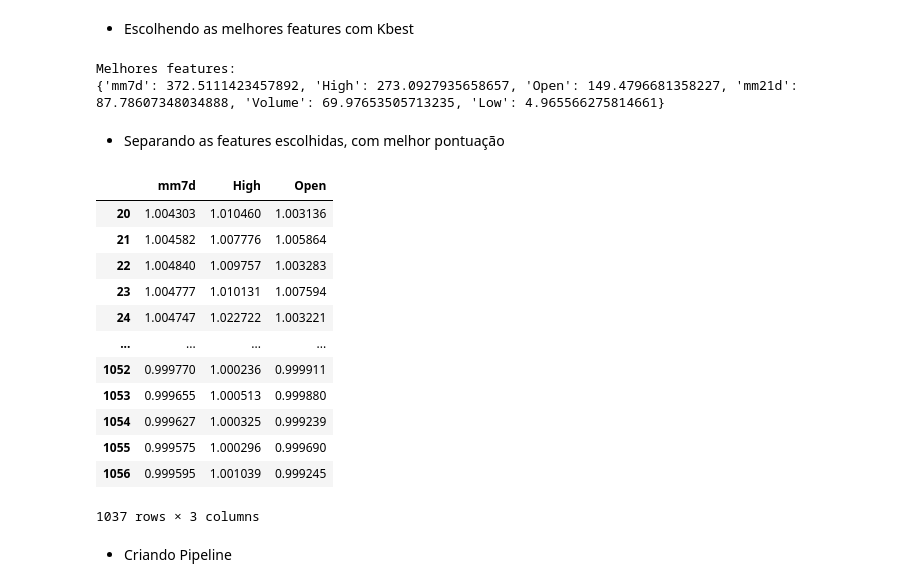
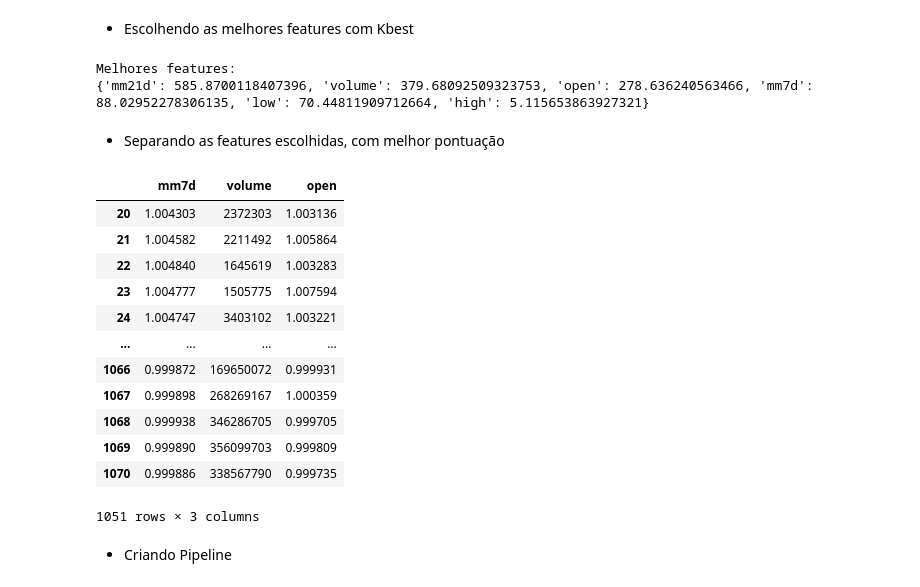
Before and after one commit to fabriciocovalesci/tcc_predict_crypto, a Jupyter notebook: model_predict/predict_crypto/dai/Dai_LR.ipynb, the cells around one changed output. Saved outputs shown, nothing was run; the diff lists cells and outputs as text; code cells hidden in the pictures.

```diff
--- a/model_predict/predict_crypto/dai/Dai_LR.ipynb
+++ b/model_predict/predict_crypto/dai/Dai_LR.ipynb
@@ -99,3 +99,5 @@ df_dai.reset_index(inplace=True)
+# %%
+df_dai.rename({'Date': 'timestamp', 'Open': 'open', 'High': 'high', 'Low': 'low', 'Adj Close': 'close', 'Volume': 'volume' }, axis=1, inplace=True)
 # %%
 df_dai.dtypes
 # %% [output]
@@ -111,12 +112,12 @@ dtype: object
 # %% [markdown]
 - Converter data
 # %%
-df_dai['Date'] = pd.to_datetime(df_dai['Date'], format="%Y-%m-%d")
+df_dai['timestamp'] = pd.to_datetime(df_dai['timestamp'], format="%Y-%m-%d")
 # %% [markdown]
 - Criar médias móveis de 7 dias e 21 dias
 # %%
-df_dai['mm7d'] = df_dai['Adj Close'].rolling(7).mean()
-df_dai['mm21d'] = df_dai['Adj Close'].rolling(21).mean()
+df_dai['mm7d'] = df_dai['close'].rolling(7).mean()
+df_dai['mm21d'] = df_dai['close'].rolling(21).mean()
 
 df_dai.tail()
 # %% [output]
@@ -167,6 +168,6 @@ create_plot_custom("M", 2022, "bar")
 # %% [markdown]
 - Empurrando para frente os valores da criptomoeda
 # %%
-df_dai['Adj Close'] = df_dai['Adj Close'].shift(-1)
+df_dai['close'] = df_dai['close'].shift(-1)
 df_dai.tail()
 # %% [output]
@@ -226,7 +227,7 @@ labels = df_dai['Adj Close']
 # %% [markdown]
 - Escolhendo as melhores features com Kbest
 # %%
-features_list = ('Date', 'Open', 'High', 'Low', 'Volume', 'mm7d', 'mm21d')
+features_list = ('timestamp', 'open', 'high', 'low', 'volume', 'mm7d', 'mm21d')
 
 selector = SelectKBest(score_func=f_regression, k='all').fit(features, labels)
 x_new = selector.transform(features)
@@ -242,26 +243,26 @@ print("Melhores features:")
 print(k_best_features_final)
 # %% [output]
 Melhores features:
-{'mm7d': 372.5111423457892, 'High': 273.0927935658657, 'Open': 149.4796681358227, 'mm21d': 87.78607348034888, 'Volume': 69.97653505713235, 'Low': 4.965566275814661}
+{'mm21d': 585.8700118407396, 'volume': 379.68092509323753, 'open': 278.636240563466, 'mm7d': 88.02952278306135, 'low': 70.44811909712664, 'high': 5.115653863927321}
 # %% [markdown]
 - Separando as features escolhidas, com melhor pontuação
 # %%
-features = df_dai.loc[:,['mm7d','High', 'Open']]
+features = df_dai.loc[:,['mm7d','volume', 'open']]
 features
 # %% [output]
-|  | mm7d | High | Open |
-| 20 | 1.004303 | 1.010460 | 1.003136 |
-| 21 | 1.004582 | 1.007776 | 1.005864 |
-| 22 | 1.004840 | 1.009757 | 1.003283 |
-| 23 | 1.004777 | 1.010131 | 1.007594 |
-| 24 | 1.004747 | 1.022722 | 1.003221 |
+|  | mm7d | volume | open |
+| 20 | 1.004303 | 2372303 | 1.003136 |
+| 21 | 1.004582 | 2211492 | 1.005864 |
+| 22 | 1.004840 | 1645619 | 1.003283 |
+| 23 | 1.004777 | 1505775 | 1.007594 |
+| 24 | 1.004747 | 3403102 | 1.003221 |
 | ... | ... | ... | ... |
-| 1052 | 0.999770 | 1.000236 | 0.999911 |
-| 1053 | 0.999655 | 1.000513 | 0.999880 |
-| 1054 | 0.999627 | 1.000325 | 0.999239 |
-| 1055 | 0.999575 | 1.000296 | 0.999690 |
-| 1056 | 0.999595 | 1.001039 | 0.999245 |
+| 1066 | 0.999872 | 169650072 | 0.999931 |
+| 1067 | 0.999898 | 268269167 | 1.000359 |
+| 1068 | 0.999938 | 346286705 | 0.999705 |
+| 1069 | 0.999890 | 356099703 | 0.999809 |
+| 1070 | 0.999886 | 338567790 | 0.999735 |
-1037 rows × 3 columns
+1051 rows × 3 columns
 # %% [markdown]
 - Criando Pipeline
 # %%
```
Also changed, not shown: parts of 24 cells of this notebook.
